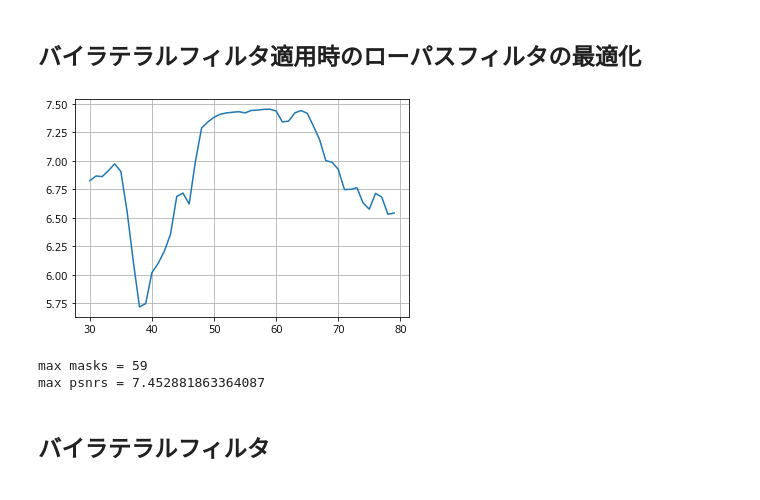
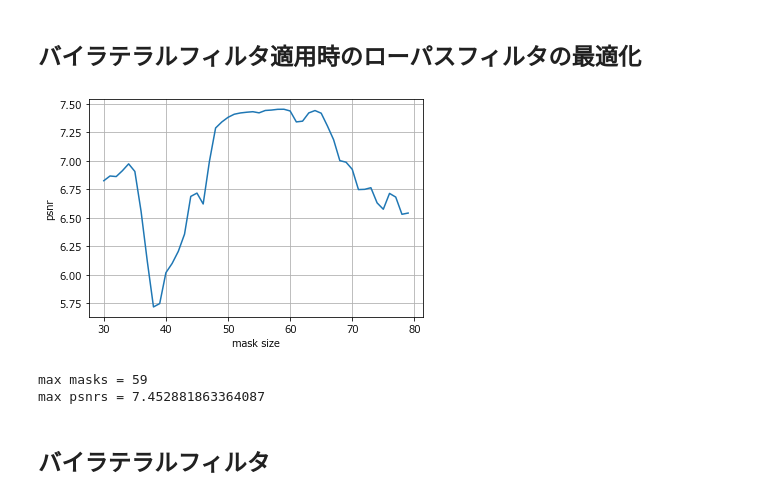
Before and after one commit to hal1127/engineering_design_ryukyu, a Jupyter notebook: prod/main.ipynb, the cells around one changed output. Drawn from its saved outputs; the diff is of its cells as text; code cells hidden in the pictures.

```diff
--- a/prod/main.ipynb
+++ b/prod/main.ipynb
@@ -274,34 +278,35 @@ max psnrs = 7.193955161750424
 import cv2
 import numpy as np
 import matplotlib.pyplot as plt
 from functools import reduce
 
 # 入力画像を読み込み
 noise = cv2.imread("(ED15).bmp", 0)
 org = cv2.imread("road.bmp", 0)
 
 masks = []
 psnrs = []
 
 for m in range(30, 80, 1):
   dst1 = lowpassFilter(noise, m)
 
   dst2 = cv2.bilateralFilter(dst1, 8, 56, 69)
 
   # print("mask =", m)
   psnrs.append(plotImg(noise, dst2, org, plt, True, True))
   masks.append(m)
 
 plt.plot(masks, psnrs)
 plt.grid(":")
 plt.xlabel("mask size")
+plt.ylabel("psnr")
 plt.show()
 
 maxi = reduce(lambda a, b: a if psnrs[a] > psnrs[b] else b, range(len(psnrs)))
 print("max masks =", masks[maxi])
 print("max psnrs =", psnrs[maxi])
 # %% [output]
-[figure, old version]
+[figure, new version]
 max masks = 59
 max psnrs = 7.452881863364087
 # %% [markdown]
```
Also changed, not shown: parts of 2 cells of this notebook.
